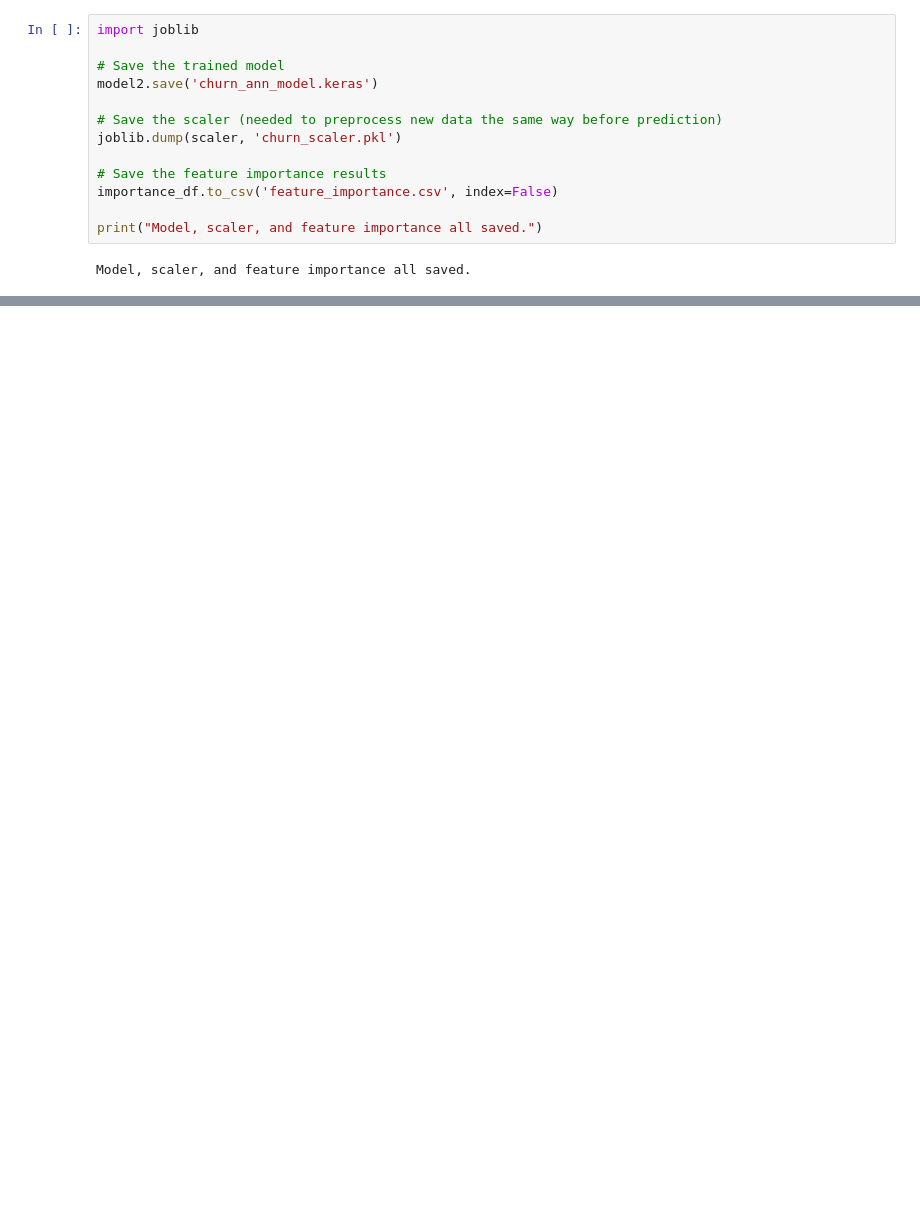
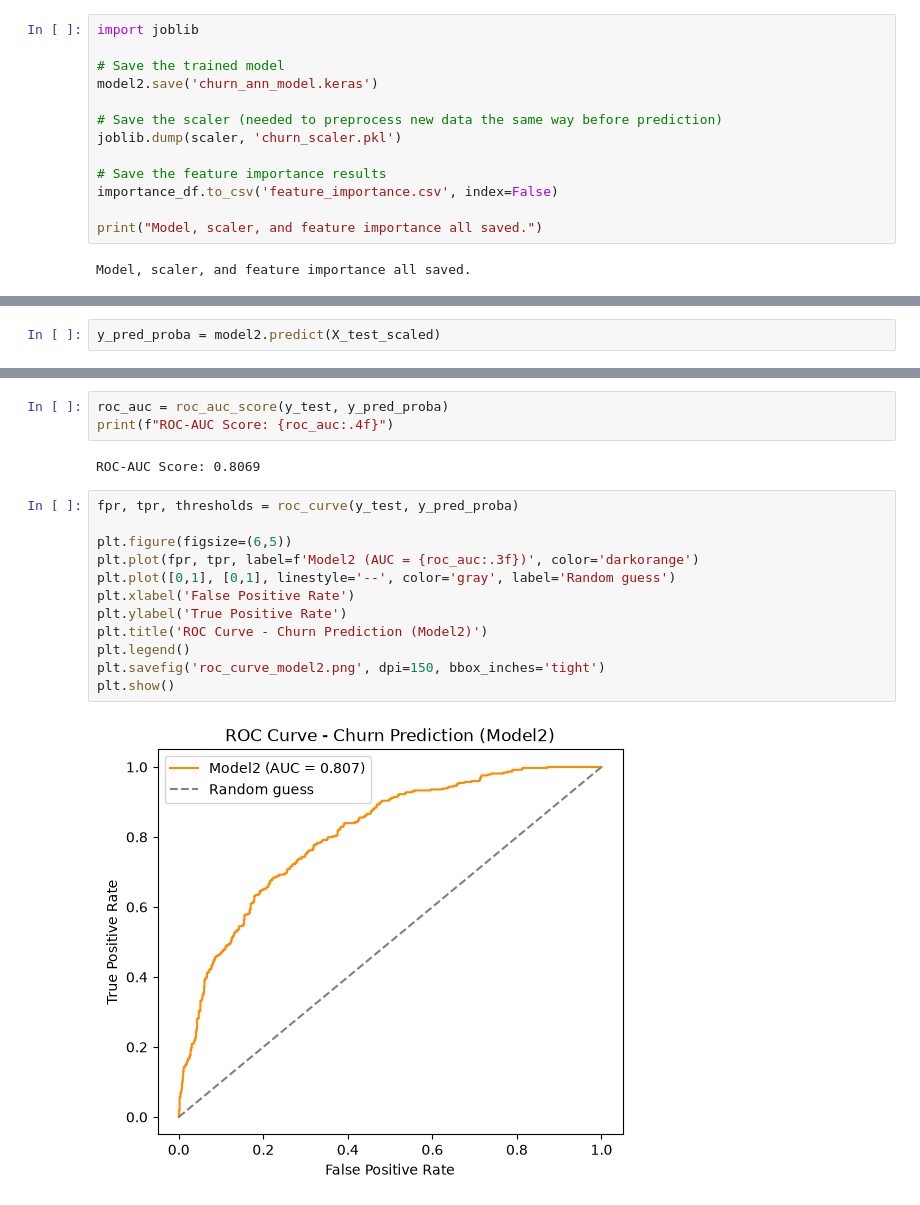
Before and after one commit to prajwol-manandhar/telco-customer-churn-analysis, a Jupyter notebook: 04_Predictive_Modelling/notebooks/churn_predictive_modelling.ipynb, the cells around one changed output, grey strips where cells are left out. Cells and saved outputs as stored; diff of their text form; blank space fills up the shorter version.

Commit message:
Add ROC-AUC evaluation and curve for ANN model

```diff
--- a/04_Predictive_Modelling/notebooks/churn_predictive_modelling.ipynb
+++ b/04_Predictive_Modelling/notebooks/churn_predictive_modelling.ipynb
@@ -570,0 +510,2 @@ print(os.listdir())
+# %%
+y_pred_proba = model2.predict(X_test_scaled)
@@ -570,0 +514,19 @@ print(os.listdir())
+# %%
+roc_auc = roc_auc_score(y_test, y_pred_proba)
+print(f"ROC-AUC Score: {roc_auc:.4f}")
+# %% [output]
+ROC-AUC Score: 0.8069
+# %%
+fpr, tpr, thresholds = roc_curve(y_test, y_pred_proba)
+
+plt.figure(figsize=(6,5))
+plt.plot(fpr, tpr, label=f'Model2 (AUC = {roc_auc:.3f})', color='darkorange')
+plt.plot([0,1], [0,1], linestyle='--', color='gray', label='Random guess')
+plt.xlabel('False Positive Rate')
+plt.ylabel('True Positive Rate')
+plt.title('ROC Curve - Churn Prediction (Model2)')
+plt.legend()
+plt.savefig('roc_curve_model2.png', dpi=150, bbox_inches='tight')
+plt.show()
+# %% [output]
+[figure, added]
```
Also changed, not shown: parts of 16 cells of this notebook, 1 other file.
